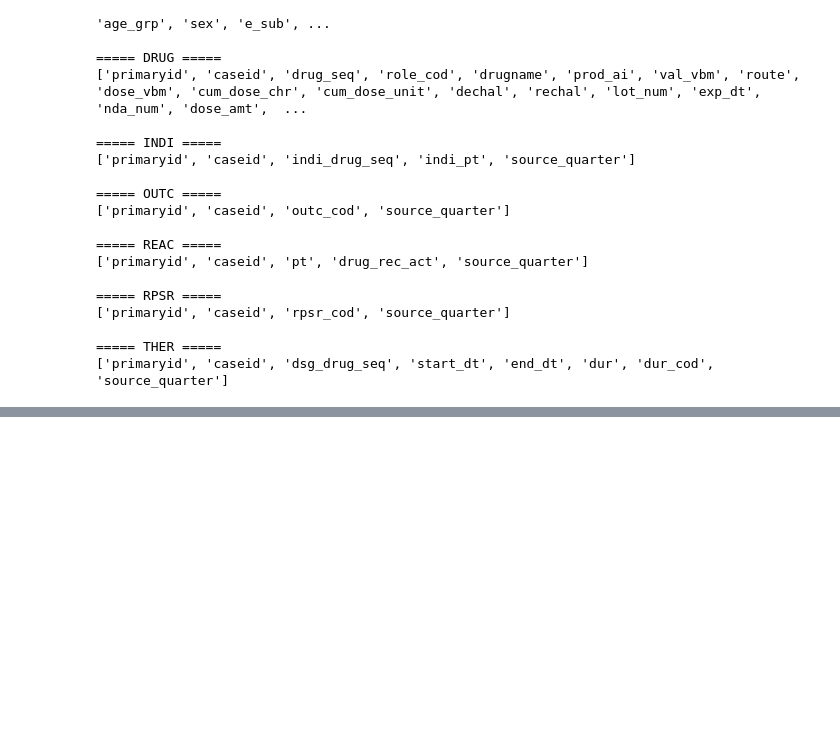
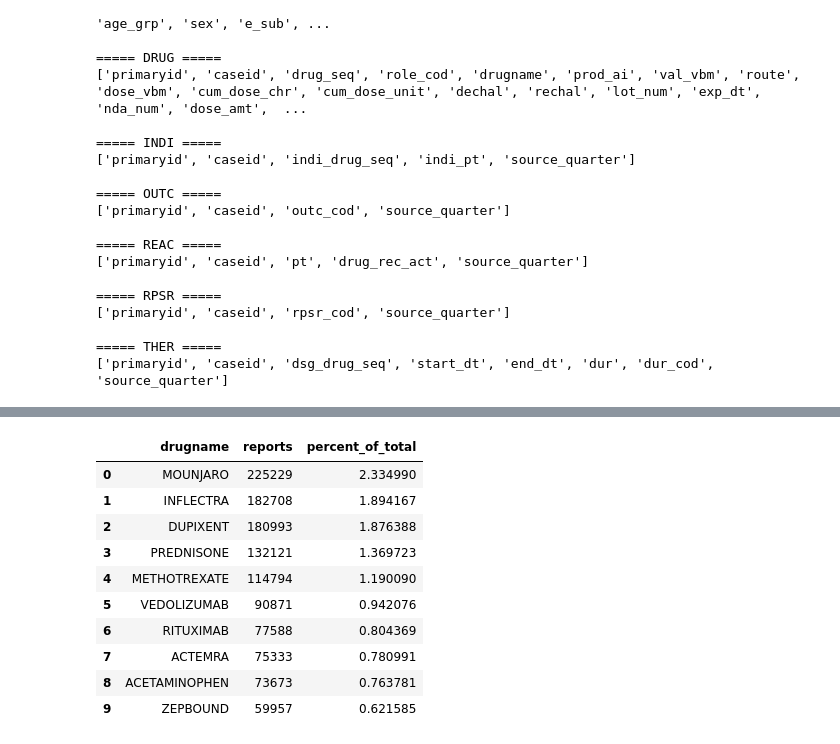
Before and after one commit to PugstaLaney/faers-sql-drug-safety-analysis, a Jupyter notebook: notebooks/explore_faers_schema.ipynb, the cells around one changed output, grey strips where cells are left out. Saved outputs shown, nothing was run; the diff lists cells and outputs as text; code cells hidden in the pictures; blank space fills up the shorter version.

```diff
--- a/notebooks/explore_faers_schema.ipynb
+++ b/notebooks/explore_faers_schema.ipynb
@@ -320,0 +466,27 @@ for table in tables:
+# %%
+top_10_drugs = pd.read_sql_query(
+    """
+    SELECT drugname,
+        COUNT(*) AS reports,
+        COUNT(*) * 100.0/ (SELECT COUNT(*) FROM drug) AS percent_of_total
+    FROM drug
+    GROUP BY Drugname
+    HAVING COUNT(*) > 1000
+    ORDER BY reports DESC
+    LIMIT 10
+    """,
+    conn)
+
+top_10_drugs
+# %% [output]
+|  | drugname | reports | percent_of_total |
+| 0 | MOUNJARO | 225229 | 2.334990 |
+| 1 | INFLECTRA | 182708 | 1.894167 |
+| 2 | DUPIXENT | 180993 | 1.876388 |
+| 3 | PREDNISONE | 132121 | 1.369723 |
+| 4 | METHOTREXATE | 114794 | 1.190090 |
+| 5 | VEDOLIZUMAB | 90871 | 0.942076 |
+| 6 | RITUXIMAB | 77588 | 0.804369 |
+| 7 | ACTEMRA | 75333 | 0.780991 |
+| 8 | ACETAMINOPHEN | 73673 | 0.763781 |
+| 9 | ZEPBOUND | 59957 | 0.621585 |
```
Also changed, not shown: parts of 18 cells of this notebook, 6 other files.
